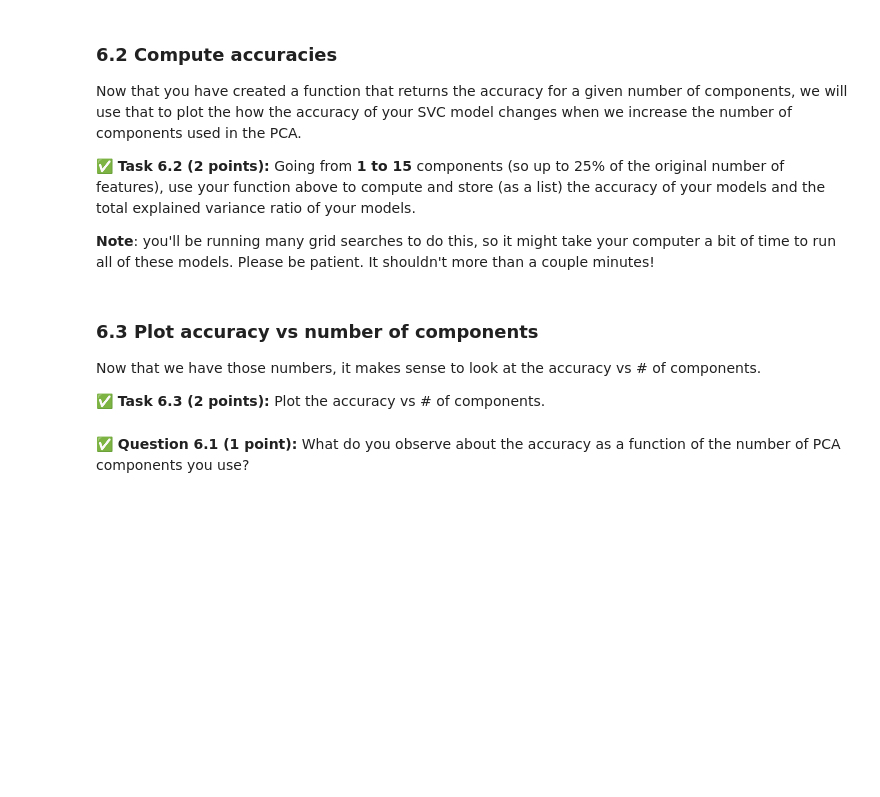
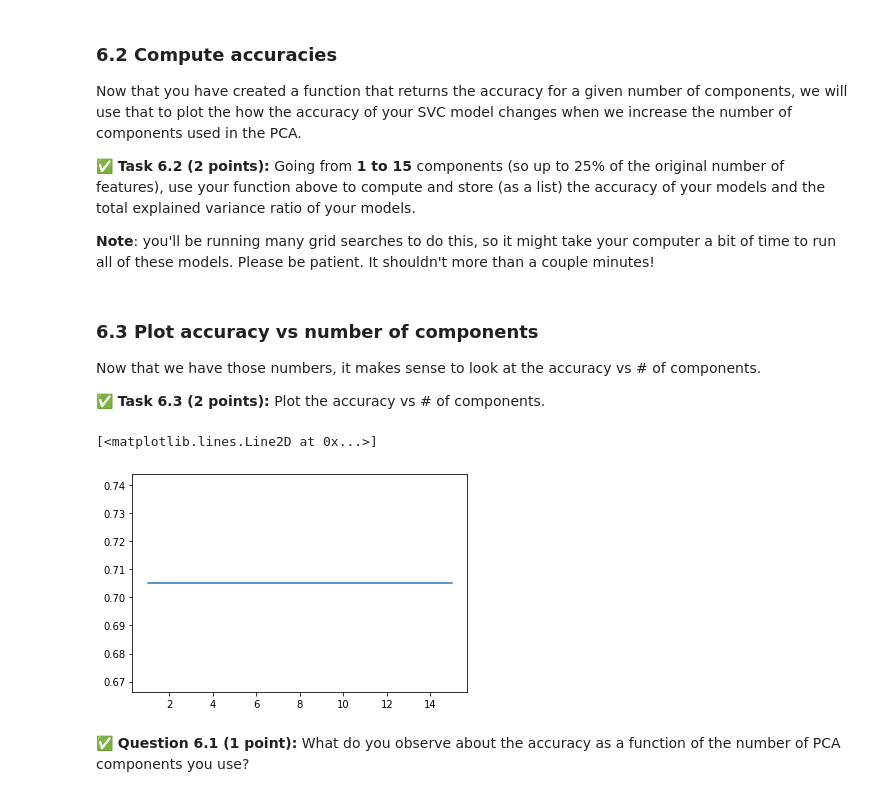
Before and after one commit to ryn-vw/CMSE202-f23-turnin, a Jupyter notebook: HW_4/HW_4, Ryn VW.ipynb, the cells around one changed output. Saved outputs shown, nothing was run; the diff lists cells and outputs as text; code cells hidden in the pictures; blank space fills up the shorter version.

```diff
--- a/HW_4/HW_4, Ryn VW.ipynb
+++ b/HW_4/HW_4, Ryn VW.ipynb
@@ -456,3 +454,14 @@ and it should **return** the accuracy score for an SVC model fit to pca transfor
+# %%
+# Put your code here
+def accuracy_componets(componets):
+    n_components = componets
+    pca = PCA(n_components=n_components, whiten=True)
+    _ = pca.fit(train_vectors)
+    pca_train_vectors = pca.transform(train_vectors)
+    pca_test_vectors = pca.transform(test_vectors)
+    total_variance = np.sum(pca.explained_variance_ratio_)*100
+    classy=classification_report(true_labels, pred_labels, zero_division=0, output_dict=True)
+    return total_variance, classy['accuracy']
 # %% [markdown]
 ### 6.2 Compute accuracies
 
@@ -466,3 +473,12 @@ Now that you have created a function that returns the accuracy for a given numbe
+# %%
+# Put your code here
+accuracy=[]
+exp_var=[]
+n_num=[]
+for k in range (1,16):
+    exp_var.append(accuracy_componets(k)[0])
+    accuracy.append(accuracy_componets(k)[1])
+    n_num.append(k)
 # %% [markdown]
 ### 6.3 Plot accuracy vs number of components
 
@@ -471,6 +487,10 @@ Now that we have those numbers, it makes sense to look at the accuracy vs # of c
 **&#9989; Task 6.3 (2 points):** Plot the accuracy vs # of components.
 # %%
 # Put your code here
+plt.plot(n_num, accuracy)
+# %% [output]
+[<matplotlib.lines.Line2D at 0x...>]
+[figure, added]
 # %% [markdown]
 **&#9989; Question 6.1 (1 point):** What do you observe about the accuracy as a function of the number of PCA components you use?
 # %% [markdown]
```
Also changed, not shown: parts of 5 cells of this notebook.
